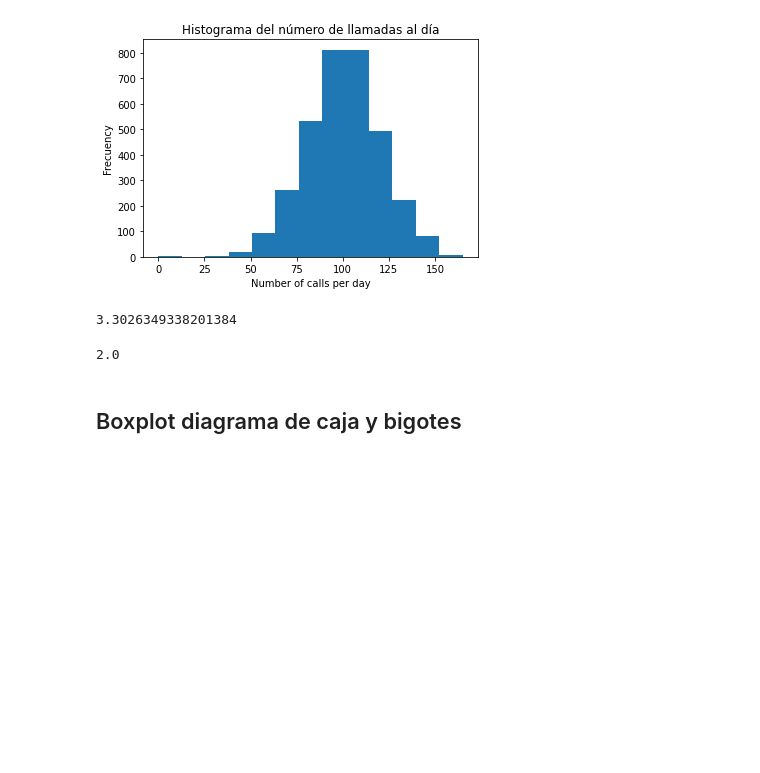
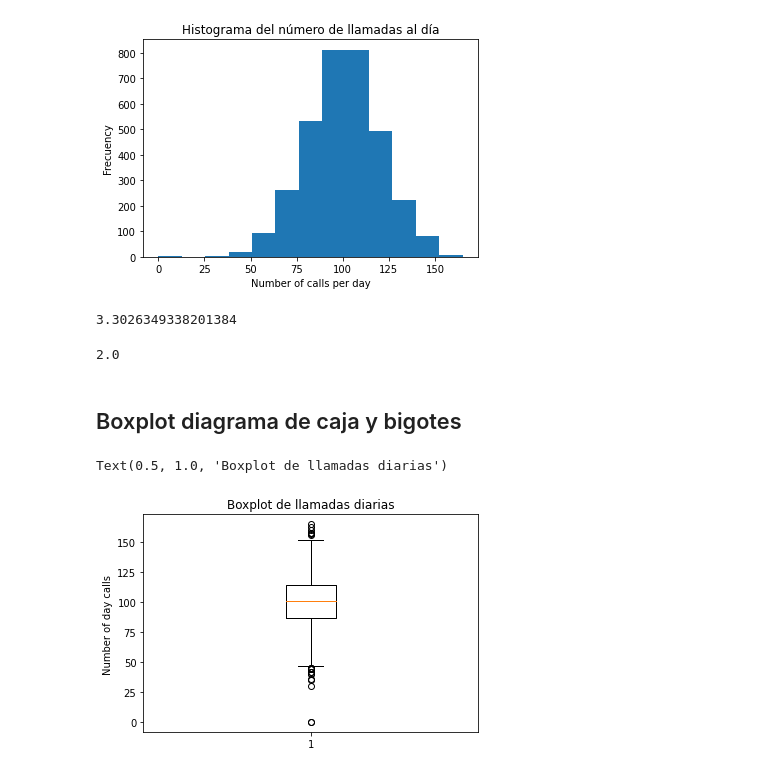
Before and after one commit to janetpacheco/machine-learning-course, a Jupyter notebook: notebooks/T1 - 3 - Plots.ipynb, the cells around one changed output. Saved outputs shown, nothing was run; the diff lists cells and outputs as text; code cells hidden in the pictures; blank space fills up the shorter version.

Commit message:
36. Boxplot - IQR

```diff
--- a/notebooks/T1 - 3 - Plots.ipynb
+++ b/notebooks/T1 - 3 - Plots.ipynb
@@ -81,9 +81,16 @@ Text(0.5, 1.0, 'Histograma del número de llamadas al día')
 1+3.322*math.log(2)
 # %% [output]
 3.3026349338201384
-# %%
-1 + np.log2(2)
-# %% [output]
-2.0
-# %% [markdown]
-## Boxplot diagrama de caja y bigotes
+# %%
+1 + np.log2(2)
+# %% [output]
+2.0
+# %% [markdown]
+## Boxplot diagrama de caja y bigotes
+# %%
+plt.boxplot(dataset["Day Calls"])
+plt.ylabel("Number of day calls ")
+plt.title("Boxplot de llamadas diarias")
+# %% [output]
+Text(0.5, 1.0, 'Boxplot de llamadas diarias')
+[figure, added]
```
Also changed, not shown: parts of 11 cells of this notebook.
